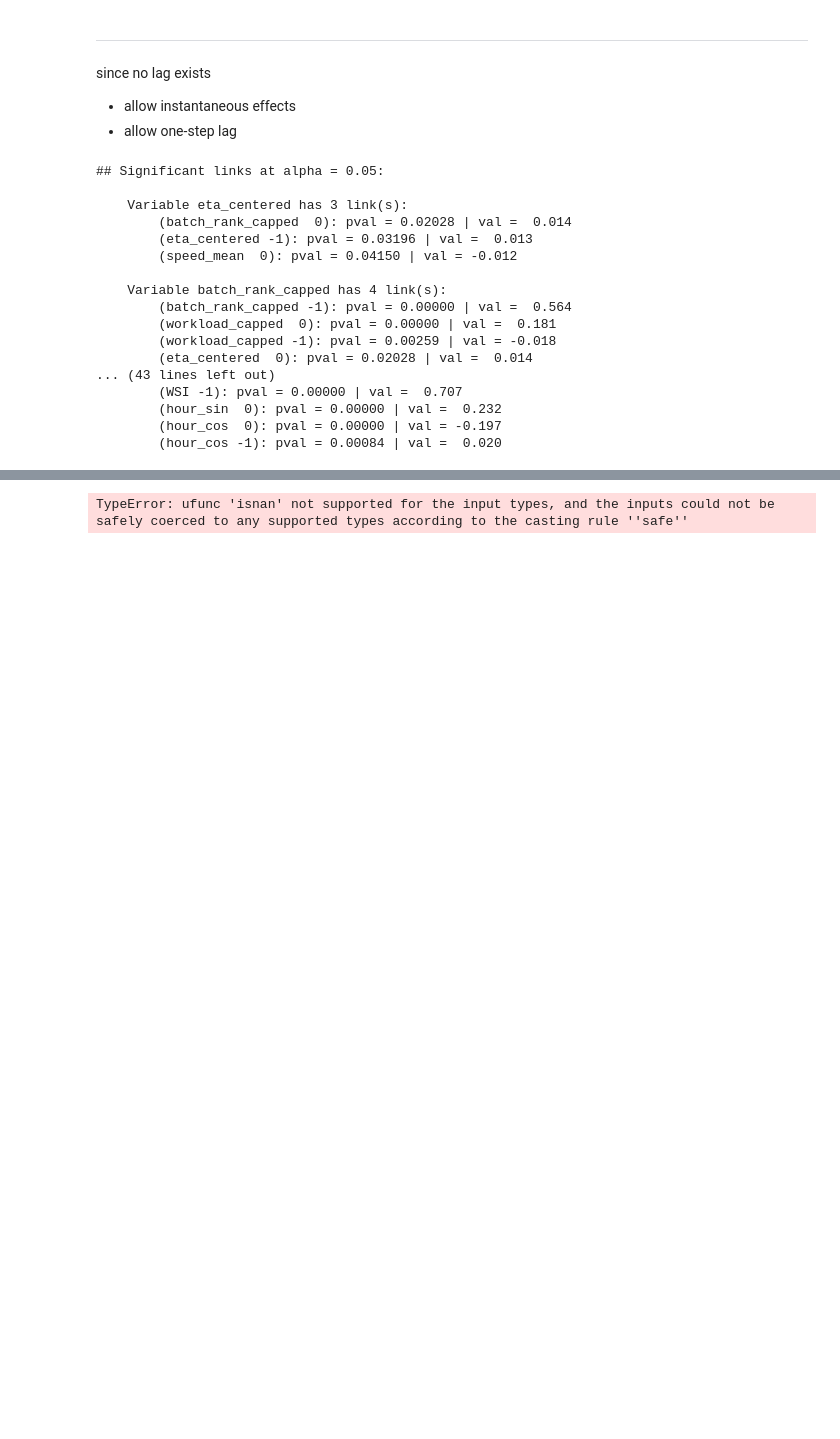
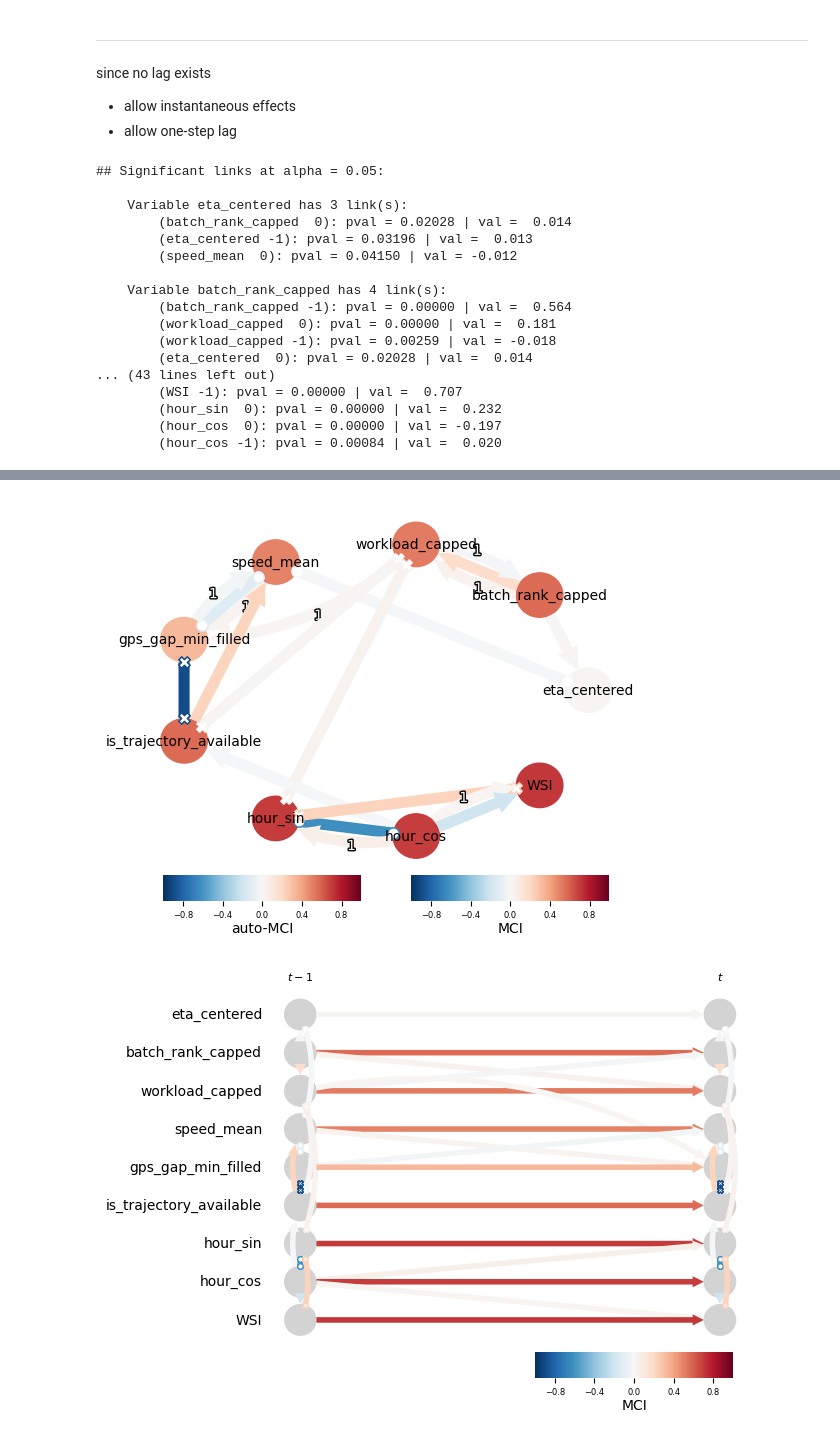
Before and after one commit to aymuos/starship, a Jupyter notebook: core/pcmciplus.ipynb, the cells around one changed output, grey strips where cells are left out. Drawn from its saved outputs; the diff is of its cells as text; code cells hidden in the pictures; blank space fills up the shorter version.

Commit message:
implemented pcmcitau , cd nod

```diff
--- a/core/pcmciplus.ipynb
+++ b/core/pcmciplus.ipynb
@@ -322,9 +273,23 @@ AttributeError: 'numpy.ndarray' object has no attribute 'with_columns'
-# %%
-from tigramite import data_processing as pp
-
-dataframe = pp.DataFrame(
-    data,
-    var_names=PCMCI_FEATURES
-)
-# %% [output]
-TypeError: ufunc 'isnan' not supported for the input types, and the inputs could not be safely coerced to any supported types according to the casting rule ''safe''
+# %%
+from tigramite import plotting as tp
+import matplotlib.pyplot as plt
+
+# Visualize the causal graph
+# Removed show_link_values to resolve TypeError
+tp.plot_graph(
+    val_matrix=results['val_matrix'],
+    graph=results['graph'],
+    var_names=PCMCI_FEATURES
+)
+plt.show()
+
+# Visualize the 'Time Series Graph' (Process Graph)
+tp.plot_time_series_graph(
+    val_matrix=results['val_matrix'],
+    graph=results['graph'],
+    var_names=PCMCI_FEATURES
+)
+plt.show()
+# %% [output]
+[figure, added]
+[figure, added]
```
Also changed, not shown: parts of 56 cells of this notebook.
